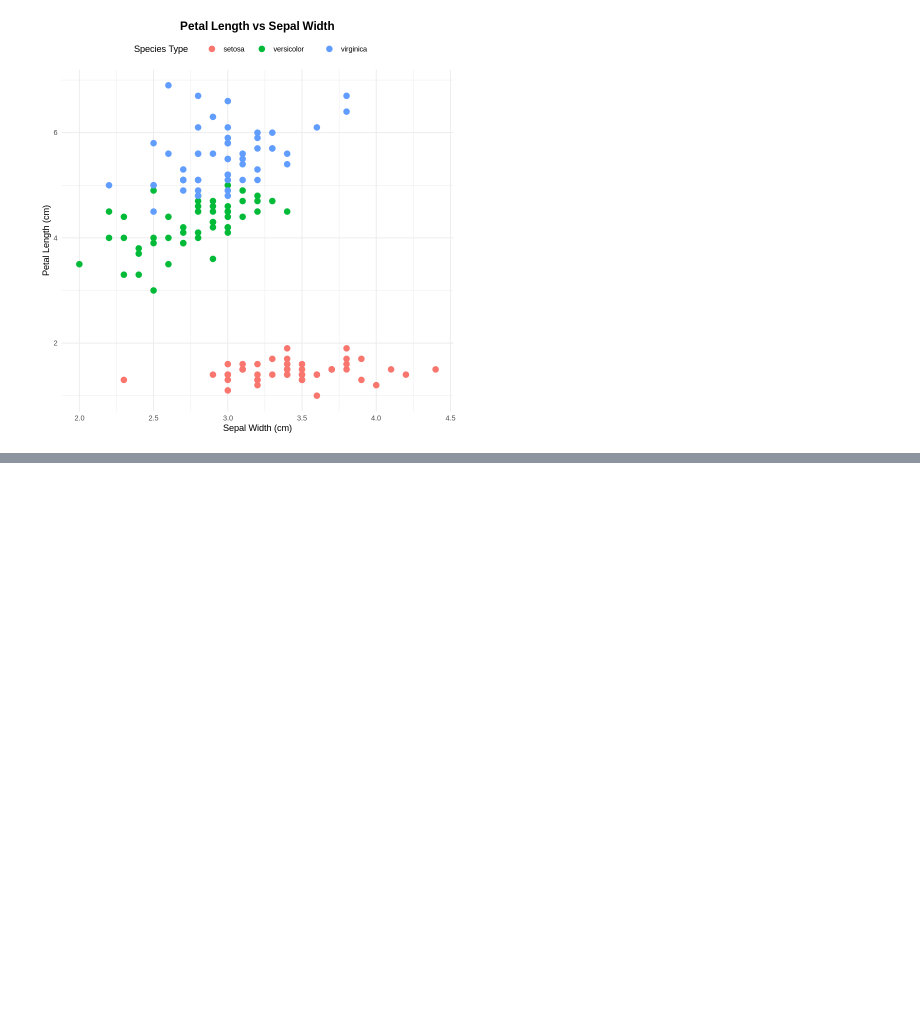
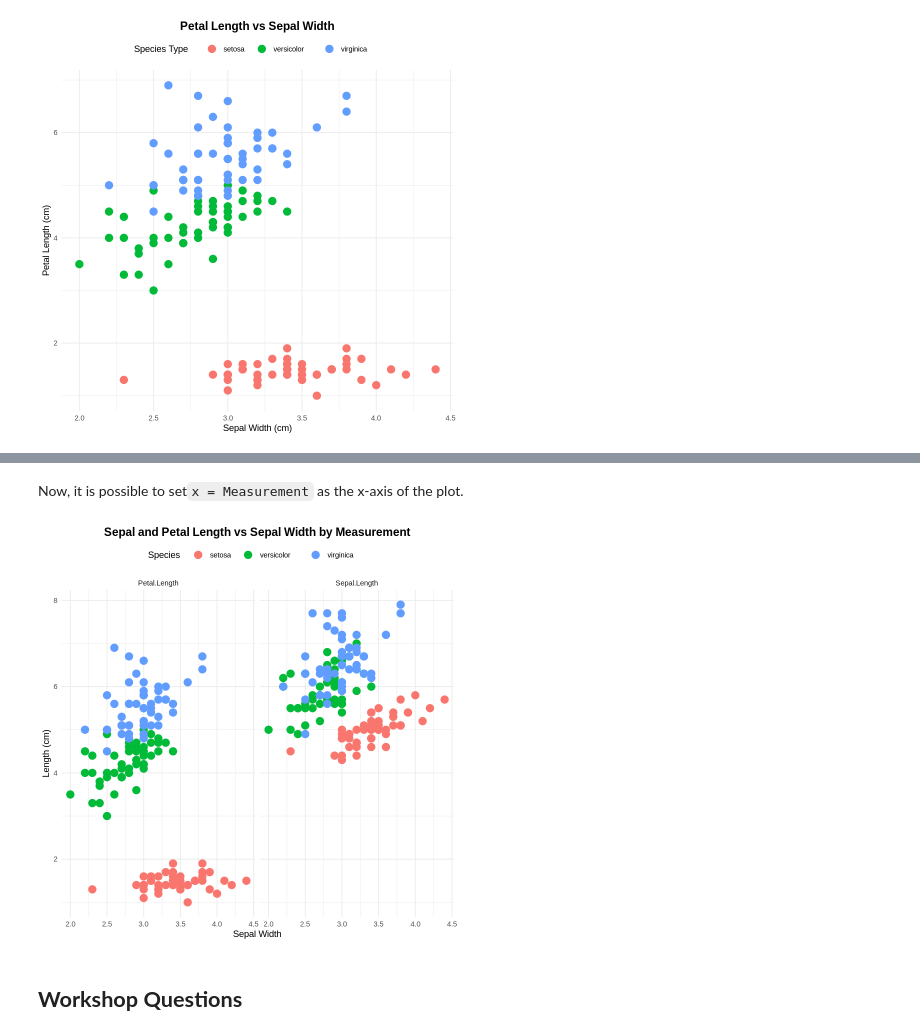
Before and after one commit to edelweiss611428/MXB107-Notebooks, a Jupyter notebook: notebooks/Week_1.ipynb, the cells around one changed output, grey strips where cells are left out. Saved outputs shown, nothing was run; the diff lists cells and outputs as text; code cells hidden in the pictures; blank space fills up the shorter version.

```diff
--- a/notebooks/Week_1.ipynb
+++ b/notebooks/Week_1.ipynb
@@ -469,0 +547,21 @@ iris %>%
+# %% [markdown]
+Now, it is possible to set`x = Measurement` as the x-axis of the plot.
+# %%
+long_iris %>%
+  ggplot(aes(x = Sepal.Width, y = Length, color = Species)) +
+  geom_point(size = 4) +
+  facet_wrap(~ Measurement) +
+  labs(
+    title = "Sepal and Petal Length vs Sepal Width by Measurement",
+    x = "Sepal Width",
+    y = "Length (cm)"
+  ) +
+  theme_minimal()+
+  theme(
+    plot.title = element_text(face = "bold", size = 14, hjust = 0.5),
+    legend.position = "top"
+  )
+# %% [output]
+[figure, added]
+# %% [markdown]
+## **Workshop Questions**
```
Also changed, not shown: parts of 9 cells of this notebook.
